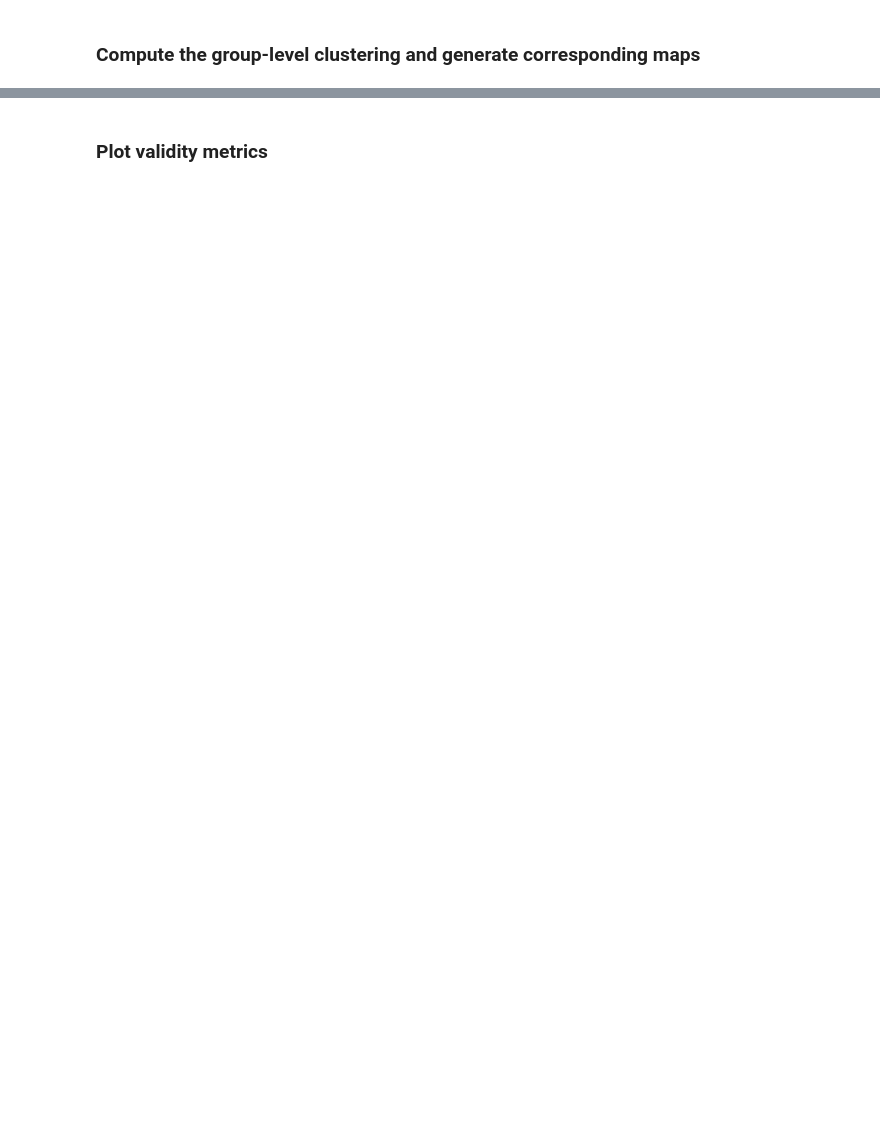
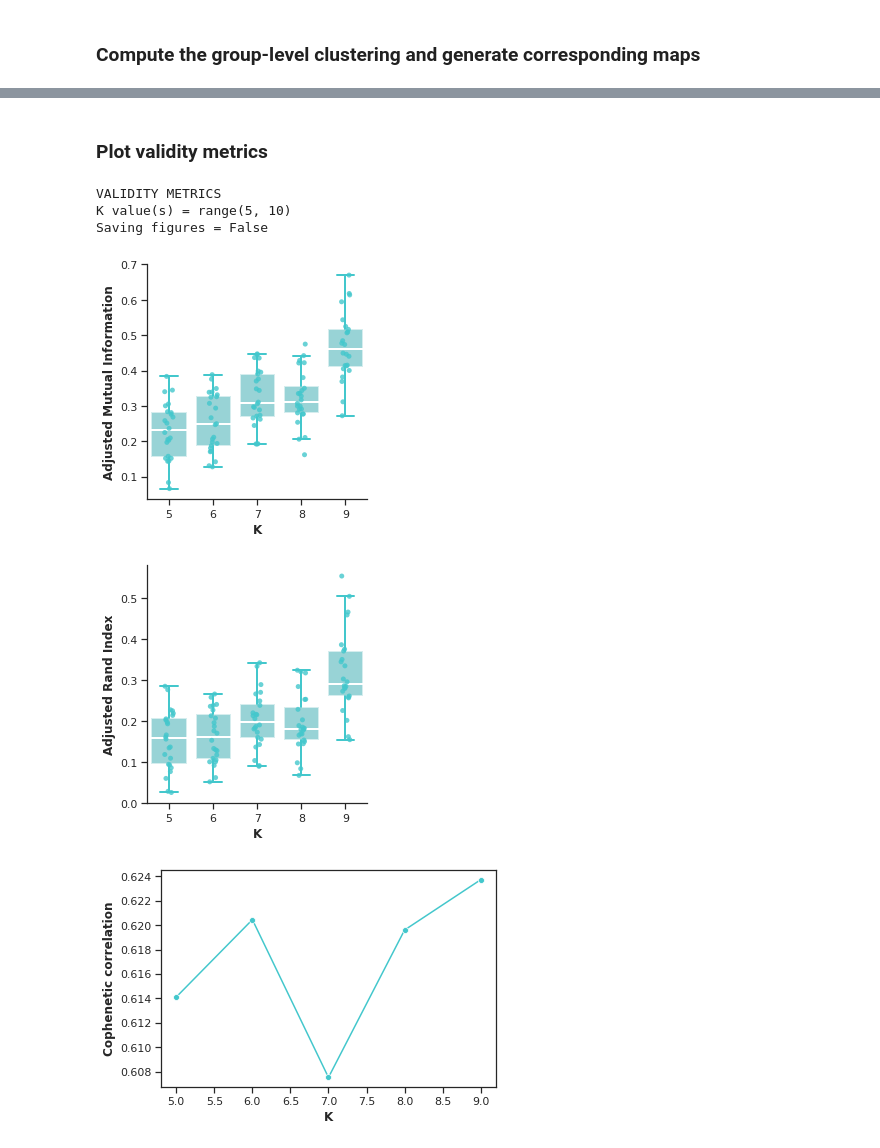
Before and after one commit to NawalK/hc_project_analyses, a Jupyter notebook: notebook/brain_spine/fc_based_parcellation_corr_NK.ipynb, the cells around one changed output, grey strips where cells are left out. Saved outputs shown, nothing was run; the diff lists cells and outputs as text; code cells hidden in the pictures; blank space fills up the shorter version.

```diff
--- a/notebook/brain_spine/fc_based_parcellation_corr_NK.ipynb
+++ b/notebook/brain_spine/fc_based_parcellation_corr_NK.ipynb
@@ -28,13 +28,13 @@ with open('../../config/config_fc_based_parcellation_NK.json') as config_file:
 ### Set relevant parameters
 # %%
 # Define tag of this analysis (used for saving)
-config['output_tag'] = "dorsal_to_postcentral_sensory"
+config['output_tag'] = "ventral_to_precentral_motor"
 # Define source, target, and the corresponding masks
 source = 'spinalcord'
 target = 'brain'
 # Note: paths should be with respect to main directory
-config['masks']['brain'] = "/templates/MNI_hc_project/julich_postcentral_sensory.nii.gz"
-config['masks']['spinalcord'] = "/templates/PAM50_hc_project/template/PAM50_cord_C1toC8_D.nii.gz"
+config['masks']['brain'] = "/templates/MNI_hc_project/julich_precentral_motor.nii.gz"
+config['masks']['spinalcord'] = "/templates/PAM50_hc_project/template/PAM50_cord_C1toC8_V.nii.gz"
 config['list_subjects'] = ["P030", "P099","A006","A007","A008","A009","A011","A013","A023","A024","A025","A026","A027","A028","A029","A030","A032","A033","A034","A036","A037","A038","A039","A043"]
 # %% [markdown]
 ### Instantiate class
@@ -88,2 +123,0 @@ fc_parcellation.prepare_target_maps(label_type='indiv',k_range=range(5,20),overw
-# %% [markdown]
-### Plot validity metrics
@@ -91,0 +124,11 @@ fc_parcellation.plot_validity(k_range=range(5,10),internal=["SSE"],group=["corr"
+# %% [markdown]
+### Plot validity metrics
+# %%
+fc_parcellation.plot_validity(k_range=range(5,10), group=["ami", "ari", "corr"], save_figures=False)
+# %% [output]
+VALIDITY METRICS
+K value(s) = range(5, 10)
+Saving figures = False
+[figure, added]
+[figure, added]
+[figure, added]
```
Also changed, not shown: parts of 5 cells of this notebook, 4 other files.
